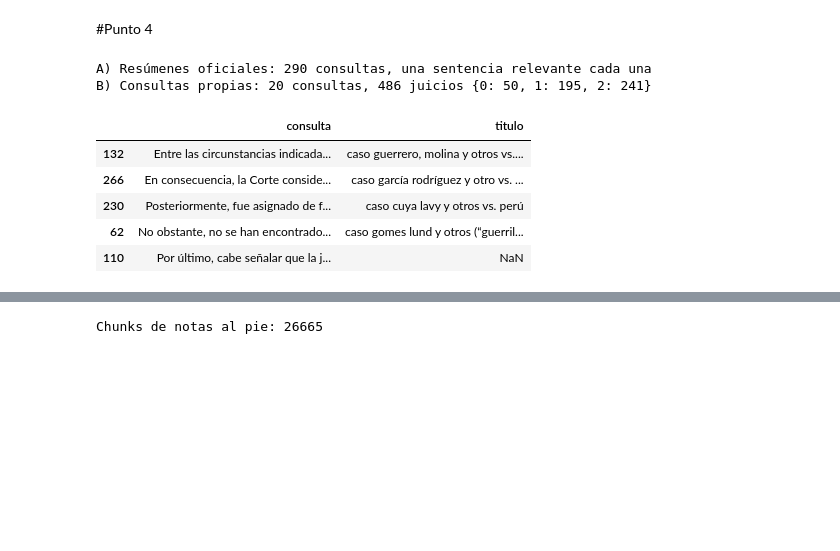
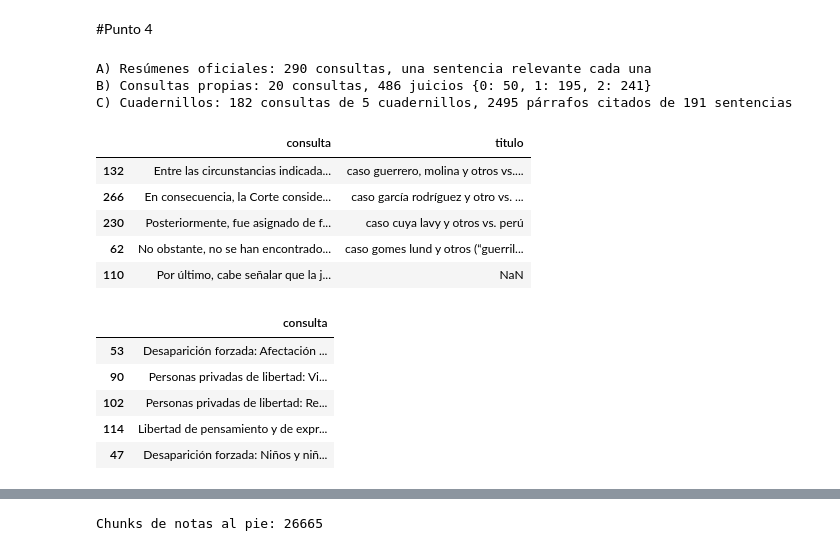
Before and after one commit to GiraldoB/RAG-CIDH, a Jupyter notebook: proyecto_(2).ipynb, the cells around one changed output, grey strips where cells are left out. Cells and saved outputs as stored; diff of their text form; code cells hidden in the pictures; blank space fills up the shorter version.

```diff
--- a/proyecto_(2).ipynb
+++ b/proyecto_(2).ipynb
@@ -3257,6 +3256,11 @@ print(Path(OUT_DIR / "tfidf_vectorizer.joblib").stat().st_size / 1e6, "MB tfidf"
 #    BM25, denso, híbrido e híbrido diversificado: 2 = desarrolla el tema (estándar o razonamiento de
 #    la Corte); 1 = lo trata de forma parcial (alegatos, hechos, una mención); 0 = no lo trata.
 #    Los juicios los hizo Claude (un modelo de lenguaje) y están en evaluacion/ para que el grupo los revise.
+# C) Cuadernillos de Jurisprudencia de la Corte IDH (relevancia por párrafo, juicios de la propia Corte).
+#    Cada subtema de un cuadernillo es una consulta («Desaparición forzada: Derecho a la verdad»); los párrafos
+#    que transcribe son relevantes con grado 2 y los que cita «en similar sentido», con grado 1.
+#    evaluacion/extraer_cuadernillos.py los extrae de los PDF. Los juicios son incompletos: hay párrafos
+#    relevantes que el cuadernillo no cita, así que las métricas de C son cotas inferiores y sirven para comparar.
 EVAL_DIR = BASE_DIR / "evaluacion"
 GENERICAS_TITULO = {"caso", "otros", "otras", "otro", "otra", "familiares", "miembros", "comunidad", "comunidades",
                     "pueblo", "pueblos", "indígena", "indígenas", "integrantes", "trabajadores", "masacre", "masacres",
@@ -3281,33 +3285,47 @@ def oraciones_consulta(texto_resumen, titulo):
 
 df_corpus = pd.read_parquet(PROC_DIR / "corpus_limpio.parquet")
 sent_por_vid = df_corpus[df_corpus["tipo_documento"].eq("sentencia")].set_index("vid")["doc_id"]
 docs_indexados = set(df_chunks["doc_id"])
 rng_eval = np.random.default_rng(42)
 filas = []
 for r in df_corpus[df_corpus["tipo_documento"].eq("resumen")].itertuples():
     candidatas = oraciones_consulta(r.texto_limpio, r.titulo)
     if candidatas and sent_por_vid.get(r.vid) in docs_indexados:
         filas.append({"consulta_id": f"R{len(filas) + 1:03d}", "consulta": candidatas[rng_eval.integers(len(candidatas))],
                       "doc_relevante": sent_por_vid[r.vid], "titulo": r.titulo})
 consultas_res = pd.DataFrame(filas)
 
 consultas_prop = pd.read_csv(EVAL_DIR / "consultas_propias.csv")
 qrels_prop = pd.read_csv(EVAL_DIR / "qrels_consultas_propias.csv")
 ganancia_prop = {q: dict(zip(g["chunk_id"], g["relevancia"])) for q, g in qrels_prop.groupby("consulta_id")}
 
+consultas_cuad = pd.read_csv(EVAL_DIR / "consultas_cuadernillos.csv")
+qrels_cuad = pd.read_csv(EVAL_DIR / "qrels_cuadernillos.csv")
+ganancia_cuad_doc = {q: g.groupby("doc_id")["relevancia"].max().to_dict() for q, g in qrels_cuad.groupby("consulta_id")}
+
 print(f"A) Resúmenes oficiales: {len(consultas_res)} consultas, una sentencia relevante cada una")
 print(f"B) Consultas propias: {len(consultas_prop)} consultas, {len(qrels_prop)} juicios "
       f"{qrels_prop['relevancia'].value_counts().sort_index().to_dict()}")
+print(f"C) Cuadernillos: {len(consultas_cuad)} consultas de {consultas_cuad['tema'].nunique()} cuadernillos, "
+      f"{len(qrels_cuad)} párrafos citados de {qrels_cuad['doc_id'].nunique()} sentencias")
 display(consultas_res.sample(5, random_state=1)[["consulta", "titulo"]])
+display(consultas_cuad.sample(5, random_state=1)[["consulta"]])
 # %% [output]
 A) Resúmenes oficiales: 290 consultas, una sentencia relevante cada una
 B) Consultas propias: 20 consultas, 486 juicios {0: 50, 1: 195, 2: 241}
+C) Cuadernillos: 182 consultas de 5 cuadernillos, 2495 párrafos citados de 191 sentencias
 |  | consulta | titulo |
 | 132 | Entre las circunstancias indicada... | caso guerrero, molina y otros vs.... |
 | 266 | En consecuencia, la Corte conside... | caso garcía rodríguez y otro vs. ... |
 | 230 | Posteriormente, fue asignado de f... | caso cuya lavy y otros vs. perú |
 | 62 | No obstante, no se han encontrado... | caso gomes lund y otros (“guerril... |
 | 110 | Por último, cabe señalar que la j... | NaN |
+|  | consulta |
+| 53 | Desaparición forzada: Afectación ... |
+| 90 | Personas privadas de libertad: Vi... |
+| 102 | Personas privadas de libertad: Re... |
+| 114 | Libertad de pensamiento y de expr... |
+| 47 | Desaparición forzada: Niños y niñ... |
 # %%
 # ============================================================
 # 4.2 MÉTRICAS E INTERVALOS
```
Also changed, not shown: parts of 8 cells of this notebook, 6 other files.
